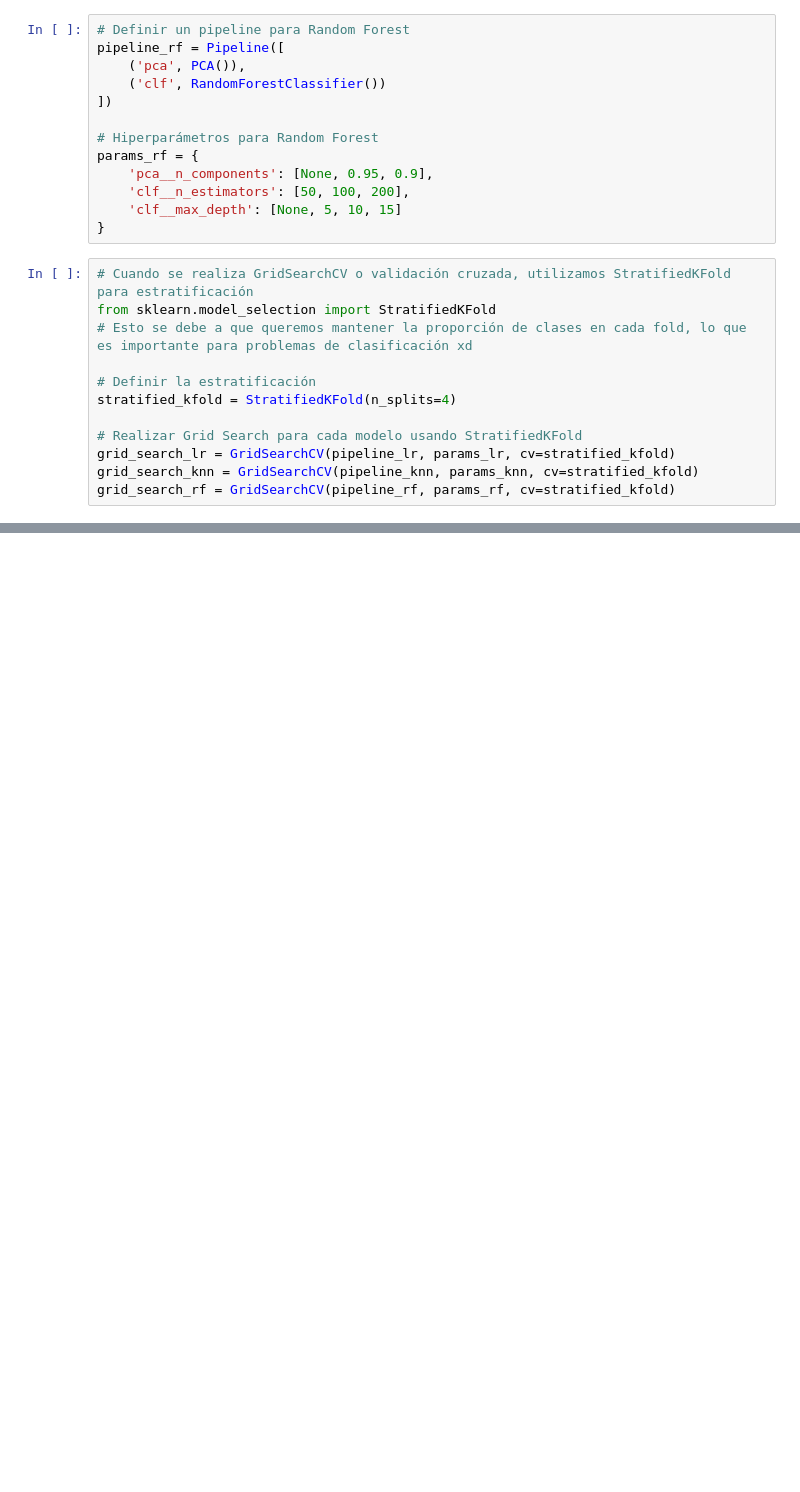
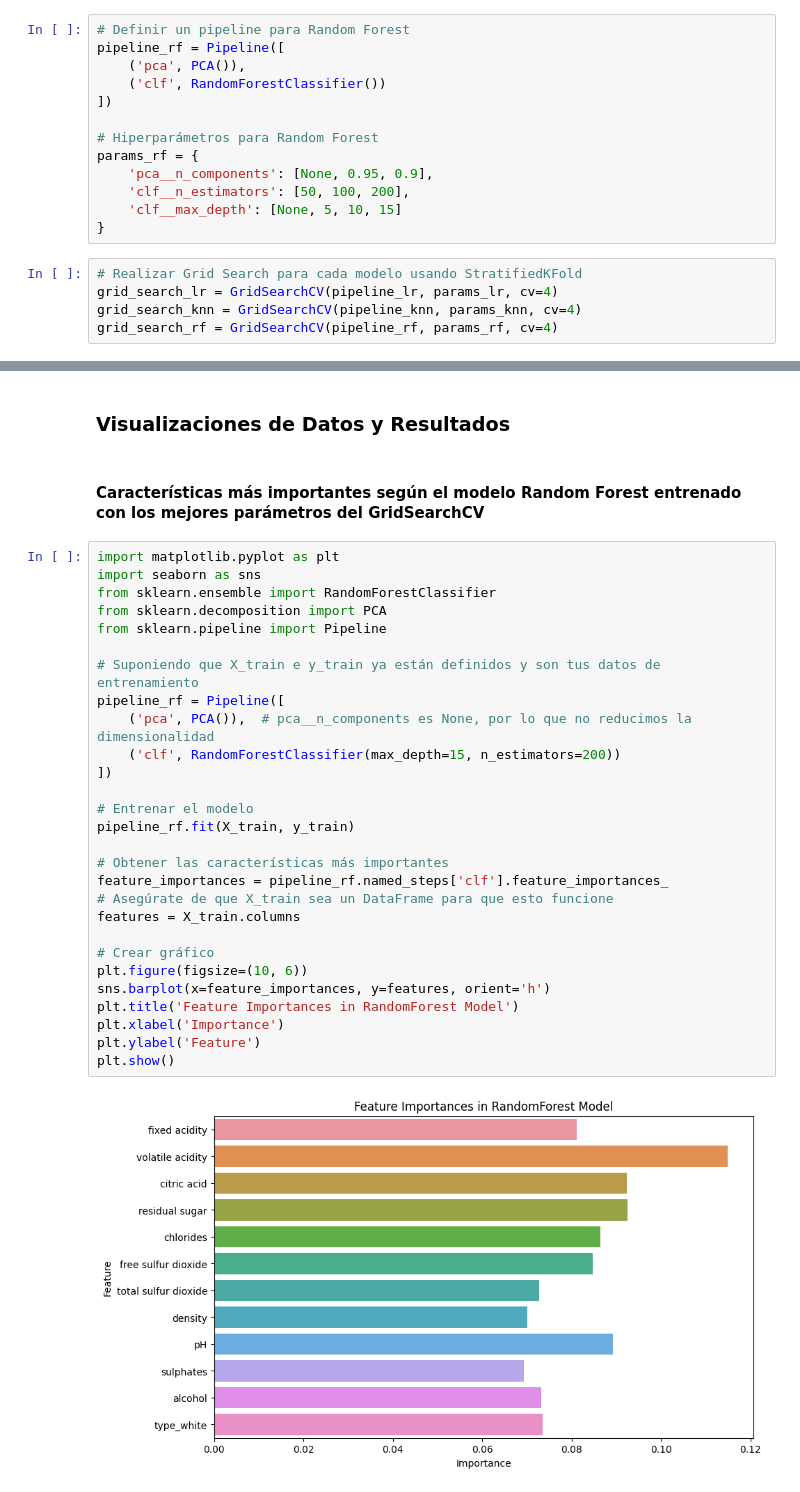
Before and after one commit to chamale-rac/cross-validation, a Jupyter notebook: cross-validation.ipynb, the cells around one changed output, grey strips where cells are left out. Cells and saved outputs as stored; diff of their text form; blank space fills up the shorter version.

Commit message:
3, 4 y 5
- Selección y Entrenamiento de Modelos
- Validación Cruzada
- Interpretación de Resultados y Conclusión

```diff
--- a/cross-validation.ipynb
+++ b/cross-validation.ipynb
@@ -233,14 +228,7 @@ params_rf = {
     'clf__max_depth': [None, 5, 10, 15]
 }
 # %%
-# Cuando se realiza GridSearchCV o validación cruzada, utilizamos StratifiedKFold para estratificación
-from sklearn.model_selection import StratifiedKFold
-# Esto se debe a que queremos mantener la proporción de clases en cada fold, lo que es importante para problemas de clasificación xd
-
-# Definir la estratificación
-stratified_kfold = StratifiedKFold(n_splits=4)
-
 # Realizar Grid Search para cada modelo usando StratifiedKFold
-grid_search_lr = GridSearchCV(pipeline_lr, params_lr, cv=stratified_kfold)
-grid_search_knn = GridSearchCV(pipeline_knn, params_knn, cv=stratified_kfold)
-grid_search_rf = GridSearchCV(pipeline_rf, params_rf, cv=stratified_kfold)
+grid_search_lr = GridSearchCV(pipeline_lr, params_lr, cv=4)
+grid_search_knn = GridSearchCV(pipeline_knn, params_knn, cv=4)
+grid_search_rf = GridSearchCV(pipeline_rf, params_rf, cv=4)
@@ -295,0 +411,34 @@ Mejores parámetros y score para Random Forest:
+# %% [markdown]
+### Visualizaciones de Datos y Resultados
+# %% [markdown]
+#### Características más importantes según el modelo Random Forest entrenado con los mejores parámetros del GridSearchCV
+# %%
+import matplotlib.pyplot as plt
+import seaborn as sns
+from sklearn.ensemble import RandomForestClassifier
+from sklearn.decomposition import PCA
+from sklearn.pipeline import Pipeline
+
+# Suponiendo que X_train e y_train ya están definidos y son tus datos de entrenamiento
+pipeline_rf = Pipeline([
+    ('pca', PCA()),  # pca__n_components es None, por lo que no reducimos la dimensionalidad
+    ('clf', RandomForestClassifier(max_depth=15, n_estimators=200))
+])
+
+# Entrenar el modelo
+pipeline_rf.fit(X_train, y_train)
+
+# Obtener las características más importantes
+feature_importances = pipeline_rf.named_steps['clf'].feature_importances_
+# Asegúrate de que X_train sea un DataFrame para que esto funcione
+features = X_train.columns
+
+# Crear gráfico
+plt.figure(figsize=(10, 6))
+sns.barplot(x=feature_importances, y=features, orient='h')
+plt.title('Feature Importances in RandomForest Model')
+plt.xlabel('Importance')
+plt.ylabel('Feature')
+plt.show()
+# %% [output]
+[figure, added]
```
Also changed, not shown: parts of 20 cells of this notebook.
